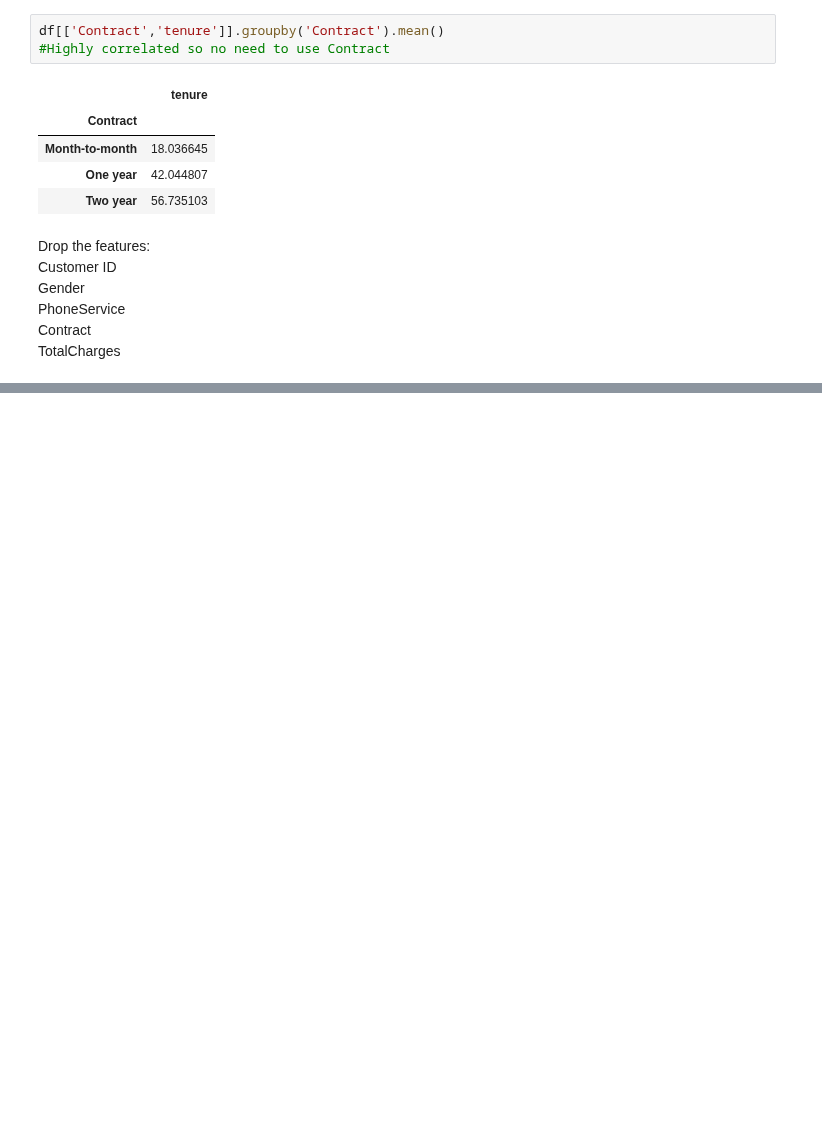
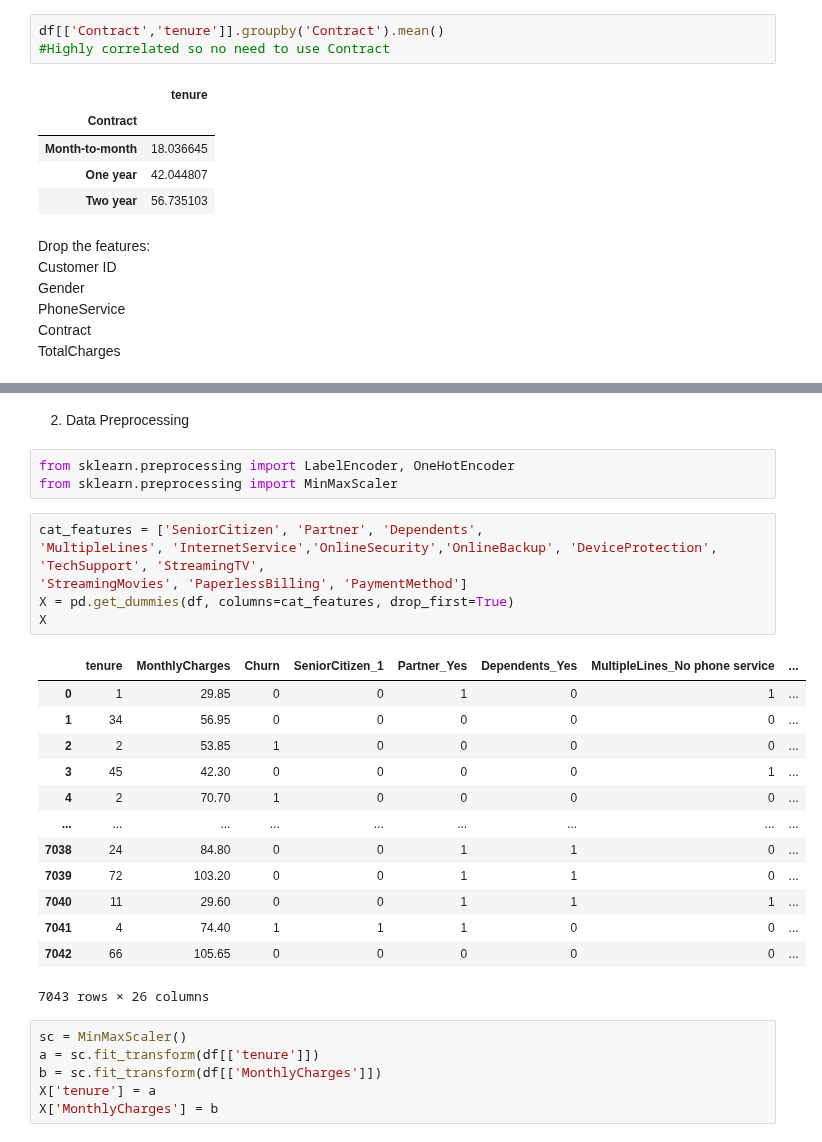
Before and after one commit to pavstar619/Churn-Prediction-Telco, a Jupyter notebook: Churn_Prediction_Telco.ipynb, the cells around one changed output, grey strips where cells are left out. Cells and saved outputs as stored; diff of their text form; blank space fills up the shorter version.

```diff
--- a/Churn_Prediction_Telco.ipynb
+++ b/Churn_Prediction_Telco.ipynb
@@ -270,0 +273,31 @@ KeyError: ignored
+# %% [markdown]
+2. Data Preprocessing
+# %%
+from sklearn.preprocessing import LabelEncoder, OneHotEncoder
+from sklearn.preprocessing import MinMaxScaler
+# %%
+cat_features = ['SeniorCitizen', 'Partner', 'Dependents',
+'MultipleLines', 'InternetService','OnlineSecurity','OnlineBackup', 'DeviceProtection', 'TechSupport', 'StreamingTV',
+'StreamingMovies', 'PaperlessBilling', 'PaymentMethod']
+X = pd.get_dummies(df, columns=cat_features, drop_first=True)
+X
+# %% [output]
+|  | tenure | MonthlyCharges | Churn | SeniorCitizen_1 | Partner_Yes | Dependents_Yes | MultipleLines_No phone service | ... |
+| 0 | 1 | 29.85 | 0 | 0 | 1 | 0 | 1 | ... |
+| 1 | 34 | 56.95 | 0 | 0 | 0 | 0 | 0 | ... |
+| 2 | 2 | 53.85 | 1 | 0 | 0 | 0 | 0 | ... |
+| 3 | 45 | 42.30 | 0 | 0 | 0 | 0 | 1 | ... |
+| 4 | 2 | 70.70 | 1 | 0 | 0 | 0 | 0 | ... |
+| ... | ... | ... | ... | ... | ... | ... | ... | ... |
+| 7038 | 24 | 84.80 | 0 | 0 | 1 | 1 | 0 | ... |
+| 7039 | 72 | 103.20 | 0 | 0 | 1 | 1 | 0 | ... |
+| 7040 | 11 | 29.60 | 0 | 0 | 1 | 1 | 1 | ... |
+| 7041 | 4 | 74.40 | 1 | 1 | 1 | 0 | 0 | ... |
+| 7042 | 66 | 105.65 | 0 | 0 | 0 | 0 | 0 | ... |
+7043 rows × 26 columns
+# %%
+sc = MinMaxScaler()
+a = sc.fit_transform(df[['tenure']])
+b = sc.fit_transform(df[['MonthlyCharges']])
+X['tenure'] = a
+X['MonthlyCharges'] = b
```
Also changed, not shown: parts of 13 cells of this notebook.
